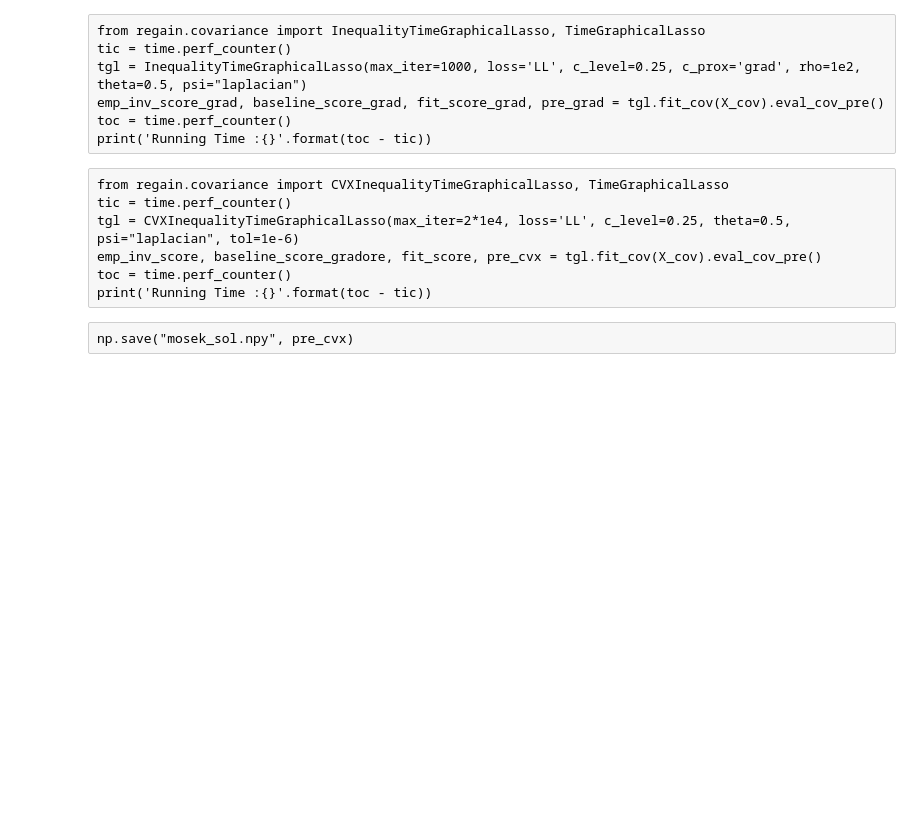
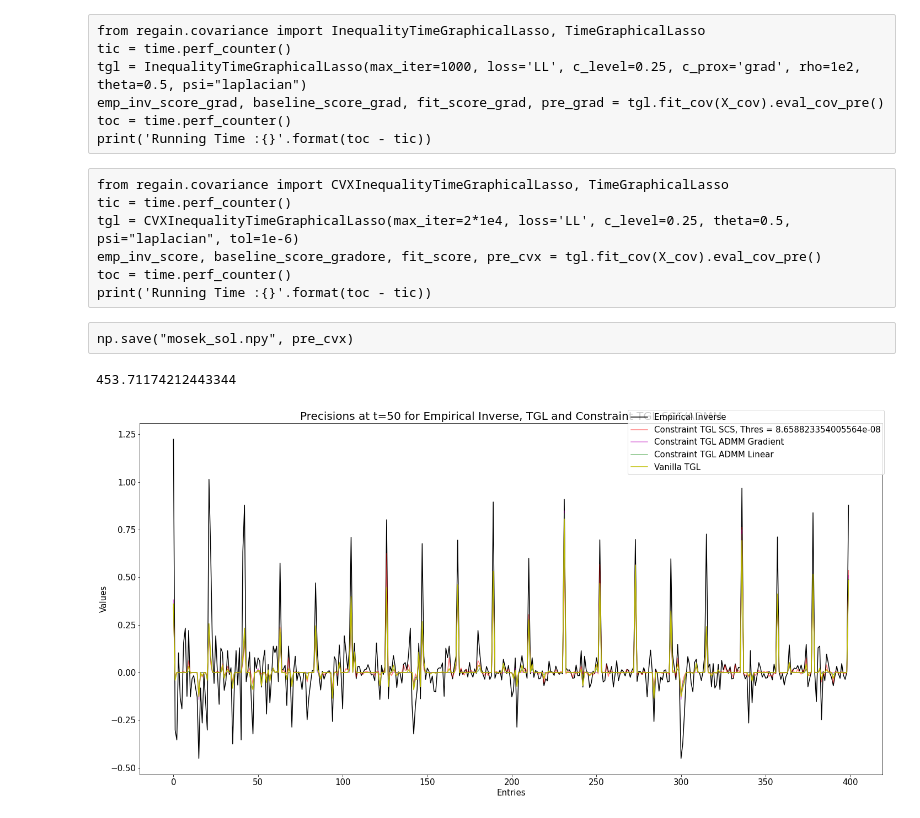
Before and after one commit to atechnicolorskye/post_sum, a Jupyter notebook: regain/inequality_constraint_cvxpy.ipynb, the cells around one changed output. Saved outputs shown, nothing was run; the diff lists cells and outputs as text; code cells hidden in the pictures; blank space fills up the shorter version.

```diff
--- a/regain/inequality_constraint_cvxpy.ipynb
+++ b/regain/inequality_constraint_cvxpy.ipynb
@@ -68,4 +68,6 @@ tgl = TaylorProxTimeGraphicalLasso(max_iter=1000, loss='LL', c_level=0.25, rho=1
 emp_inv_score_tp, baseline_score_tp, fit_score_tp, pre_tp = tgl.fit_cov(X_cov).eval_cov_pre()
 toc = time.perf_counter()
 print('Running Time :{}'.format(toc - tic))
+min_pre_tp = np.amin(np.abs(pre_tp[pre_tp != 0]))
+print(min_pre_tp)
 # %% [output]
@@ -110,11 +139,14 @@ def penalty_objective(Z_0, Z_1, Z_2, psi):
 
 pre = {}
 fit_score = {}
-for i in [1e-2, 1e-3, 1e-4, 1e-6]:
+# for i in [1e-2, 1e-3, 1e-4, 1e-6]:
+for i in [min_pre_tp]:
     pre[i] = np.array([k * (np.abs(k) >= i) for k in pre_cvx])
     tgl.precision_ = pre[i]
     emp_inv_score, baseline_score, fit_score[i], _ = tgl.eval_cov_pre()
     print(penalty_objective(pre[i], pre[i][:-1], pre[i][:1], psi))
+# %% [output]
+453.71174212443344
 # %%
 tgl = TimeGraphicalLasso(alpha=1., beta=1., mode='admm', rho=1, tol=1e-4,
             rtol=1e-4, psi='laplacian', max_iter=3000, verbose=False, assume_centered=False,
@@ -124,33 +156,35 @@ fit_score_, pre_ = tgl.fit_cov(X_cov).eval_cov_pre()
 # %%
 fig, ax = plt.subplots(figsize=(20, 10))
 fig.patch.set_facecolor('white')
 colors = "rgm"
 color_index = 0
 
 idx = 50
 
 ax.plot(range(X_cov.shape[0] * X_cov.shape[0]), tgl.emp_inv[idx].flatten(), color='k', label=r'Empirical Inverse')
-for i in [1e-2]:
+for i in [min_pre_tp]:
 # for i in [1e-2, 1e-3, 1e-4]:
     ax.plot(range(X_cov.shape[0] * X_cov.shape[0]), pre[i][idx].flatten(), color='r', alpha=0.5,
             label=r'Constraint TGL SCS, Thres = {}'.format(i))
 # for i in [2.]:
 #     ax.plot(range(X_cov.shape[0] * X_cov.shape[0]), res[i][3][idx].flatten(), color='g', alpha=0.5,
 #             label=r'Constraint TGL ADMM CVX, Div = {}'.format(i))
 ax.plot(range(X_cov.shape[0] * X_cov.shape[0]), pre_grad[idx].flatten(), color='m', alpha=0.5,
         label=r'Constraint TGL ADMM Gradient')
 ax.plot(range(X_cov.shape[0] * X_cov.shape[0]), pre_tp[idx].flatten(), color='g', alpha=0.5,
         label=r'Constraint TGL ADMM Linear')
 ax.plot(range(X_cov.shape[0] * X_cov.shape[0]), pre_[idx].flatten(), color='y', label=r'Vanilla TGL')
 
 
 fig.legend(fontsize=15)
 ax.set_ylabel('Values', fontsize=15)
 ax.tick_params(axis='both', which='major', labelsize=15)
 ax.set_xlabel('Entries', fontsize=15)
 ax.set_title(r'Precisions at t={} for Empirical Inverse, TGL and Constraint TGL SCS/ADMM'.format(idx), fontsize=20)
 plt.tight_layout()
 plt.savefig('pre_{}_{}_{}_admm_relax_taylor.pdf'.format(idx, dim_X, dim_fac))
+# %% [output]
+[figure, added]
 # %%
 fig, ax = plt.subplots(figsize=(20, 10))
 fig.patch.set_facecolor('white')
```
Also changed, not shown: parts of 10 cells of this notebook, 3 other files.
